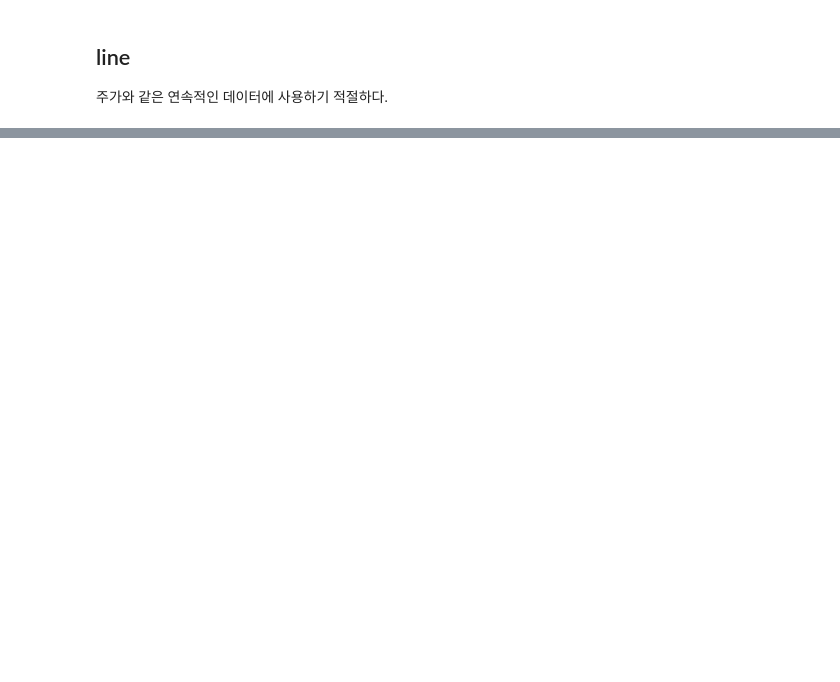
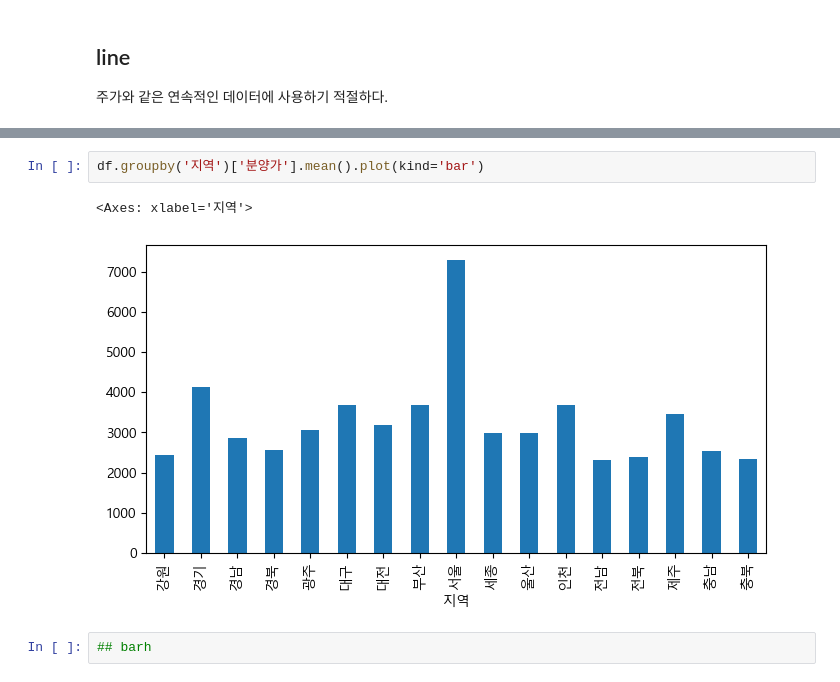
Before and after one commit to KIM-YONG-HA/PYTHON101, a Jupyter notebook: pandas_note/08_DataFrame을 활용한 시각화/d250114_01_dataset.ipynb, the cells around one changed output, grey strips where cells are left out. Drawn from its saved outputs; the diff is of its cells as text; blank space fills up the shorter version.

```diff
--- a/pandas_note/08_DataFrame을 활용한 시각화/d250114_01_dataset.ipynb
+++ b/pandas_note/08_DataFrame을 활용한 시각화/d250114_01_dataset.ipynb
@@ -54,0 +271,7 @@ df['분양가'].plot(kind='line')
+# %%
+df.groupby('지역')['분양가'].mean().plot(kind='bar')
+# %% [output]
+<Axes: xlabel='지역'>
+[figure, added]
+# %%
+## barh
```
Also changed, not shown: parts of 28 cells of this notebook, 7 other files.
